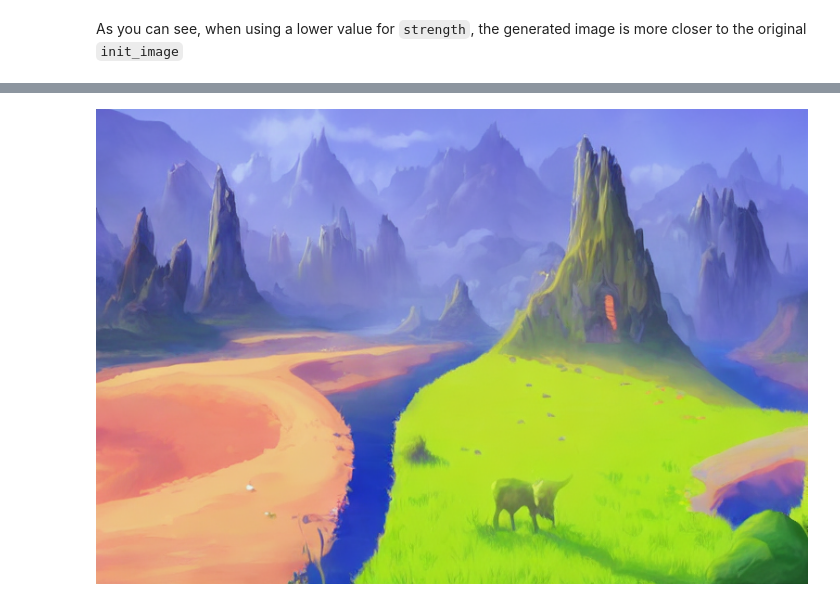
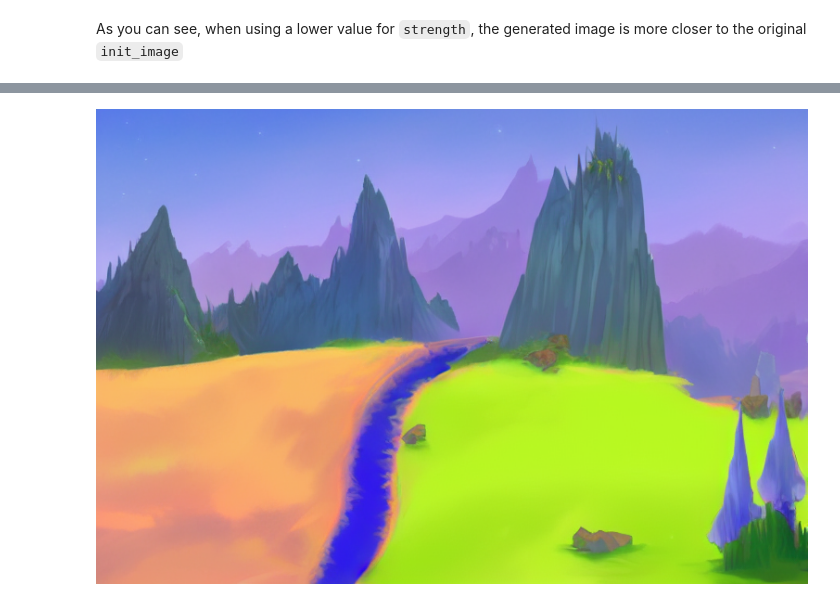
Before and after one commit to patil-suraj/Notebooks, a Jupyter notebook: image_2_image_using_diffusers.ipynb, the cells around one changed output, grey strips where cells are left out. Drawn from its saved outputs; the diff is of its cells as text; code cells hidden in the pictures.

```diff
--- a/image_2_image_using_diffusers.ipynb
+++ b/image_2_image_using_diffusers.ipynb
@@ -281,3 +130,0 @@ Using PNDMScheduler (PLMS).
-# %%
-scheduler = PNDMScheduler.from_config(model_path, subfolder="scheduler", use_auth_token=True)
-pipe.scheduler = scheduler
@@ -284,8 +134,13 @@ pipe.scheduler = scheduler
+# %%
+from diffusers import LMSDiscreteScheduler
+
+lms = LMSDiscreteScheduler(beta_start=0.00085, beta_end=0.012, beta_schedule="scaled_linear")
+pipe.scheduler = lms
 # %%
 generator = torch.Generator(device=device).manual_seed(1024)
 with autocast("cuda"):
-    images = pipe(prompt=prompt, init_image=init_image, strength=0.75, guidance_scale=7.5, generator=generator)["sample"]
+    image = pipe(prompt=prompt, init_image=init_img, strength=0.75, guidance_scale=7.5, generator=generator).images[0]
-# %%
-images[0]
-# %% [output]
-[figure, removed]
+# %%
+image
+# %% [output]
+[figure, added]
```
Also changed, not shown: parts of 20 cells of this notebook.
